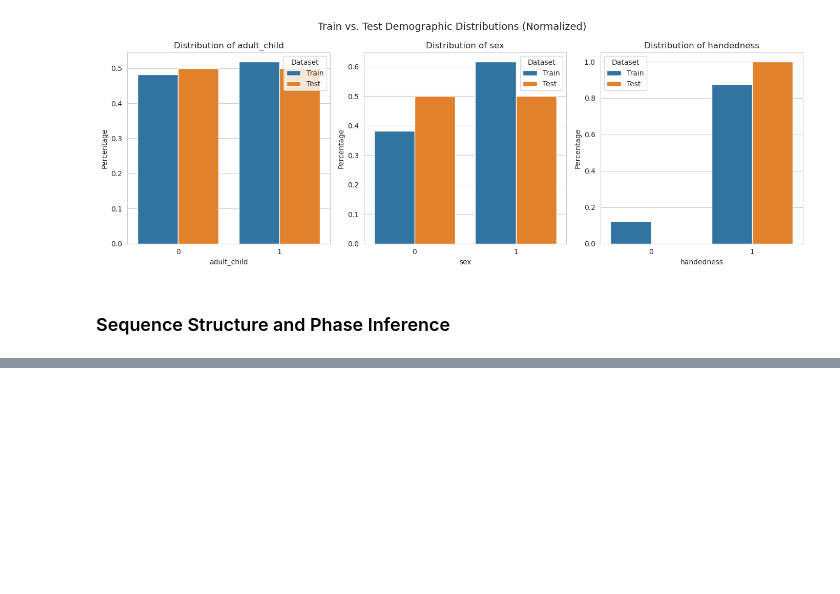
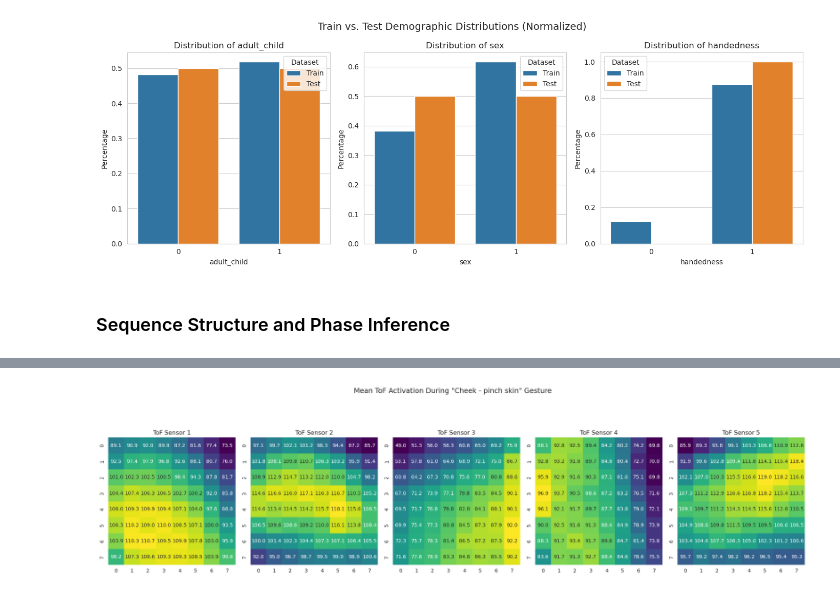
Before and after one commit to bachaudhry/kaggle-cmi-detect-behavior, a Jupyter notebook: notebooks/01b-revised-eda.ipynb, the cells around one changed output, grey strips where cells are left out. Saved outputs shown, nothing was run; the diff lists cells and outputs as text; code cells hidden in the pictures; blank space fills up the shorter version.

```diff
--- a/notebooks/01b-revised-eda.ipynb
+++ b/notebooks/01b-revised-eda.ipynb
@@ -108,0 +159,30 @@ plt.show();
+# %%
+def plot_tof_heatmaps(gesture, df):
+    """Calculates and plots the mean ToF activation for a given gesture"""
+    gesture_df = df[(df['gesture'] == gesture) & (df['phase'] == 'Gesture')]
+    tof_cols = [f'tof_{s}_v{p}' for s in range(1, 6) for p in range(64)]
+
+    # Mean activation treating -1 as no signal / NaN
+    mean_act = gesture_df[tof_cols].replace(-1, np.nan).mean()
+
+    fig, axes = plt.subplots(1, 5, figsize=(20, 6))
+    fig.suptitle(f'Mean ToF Activation During "{gesture}" Gesture', fontsize=14)
+
+    for i in range(5):
+        sensor_id = i + 1
+        sensor_pixels = mean_act.filter(like=f'tof_{sensor_id}_').values
+
+        if len(sensor_pixels) == 64:
+            heatmap_data = sensor_pixels.reshape(8, 8)
+            sns.heatmap(heatmap_data, ax=axes[i], cmap='viridis', annot=True, fmt='.1f', cbar=False)
+            axes[i].set_title(f'ToF Sensor {sensor_id}')
+            axes[i].set_aspect('equal')
+        else:
+            axes[i].text(0.5, 0.5, 'No Data', ha='center', va='center')
+
+    plt.tight_layout(rect=[0, 0, 1, 0.96])
+    plt.show();
+# %%
+plot_tof_heatmaps('Cheek - pinch skin', train_full)
+# %% [output]
+[figure, added]
```
Also changed, not shown: parts of 6 cells of this notebook.
